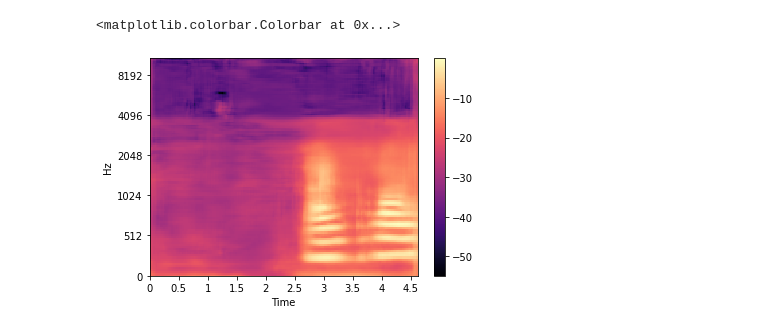
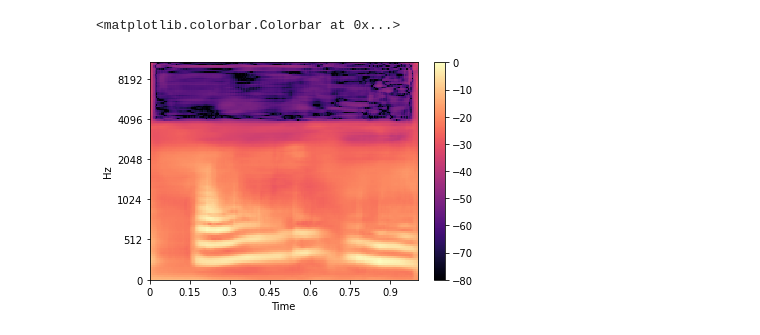
Before and after one commit to Param9498/non-invertible-audio-feature-generation, a Jupyter notebook: development/param/openl3_librispeech/inversion_models/overfitting_test.ipynb, the cells around one changed output. Drawn from its saved outputs; the diff is of its cells as text; code cells hidden in the pictures.

```diff
--- a/development/param/openl3_librispeech/inversion_models/overfitting_test.ipynb
+++ b/development/param/openl3_librispeech/inversion_models/overfitting_test.ipynb
@@ -171,8 +218,8 @@ for i in range(len(train_dataset)):
 
     pred = model(emb)
 
-    print("Embeddings shape: " + str(emb.shape))
-    print("Expected Spectrogram shape: " + str(spec.shape))
-    print("Predicted Spectrogram shape: " + str(pred.shape))
-    if i == 0:
+#     print("Embeddings shape: " + str(emb.shape))
+#     print("Expected Spectrogram shape: " + str(spec.shape))
+#     print("Predicted Spectrogram shape: " + str(pred.shape))
+    if i == 7:
         break
@@ -246,8 +341,8 @@ for i in range(len(train_dataset)):
 
     pred = model(emb)
 
-    print("Embeddings shape: " + str(emb.shape))
-    print("Expected Spectrogram shape: " + str(spec.shape))
-    print("Predicted Spectrogram shape: " + str(pred.shape))
-    if i == 0:
+#     print("Embeddings shape: " + str(emb.shape))
+#     print("Expected Spectrogram shape: " + str(spec.shape))
+#     print("Predicted Spectrogram shape: " + str(pred.shape))
+    if i == 7:
         break
@@ -264,0 +360,20 @@ plt.colorbar()
+# %%
+
+import torchaudio.functional as F
+
+n_dft = 2048
+n_mels = 128
+n_hop = 242
+asr = 48000
+
+# spec_tensor_amp = F.DB_to_amplitude(x = spec[0,:,:].detach(), ref = 1, power = 1)
+spec_tensor_amp = spec[0,:,:].detach()
+
+
+y = librosa.feature.inverse.mel_to_audio(spec_tensor_amp.numpy(), sr=asr, n_fft=n_dft, hop_length=n_hop, center=True, n_iter=32,  power=0.5)
+# y *= 32767 / max (0.01, np.max(np.abs(y)))
+plt.figure(figsize=(14, 5))
+librosa.display.waveplot(y, sr=48000)
+import IPython.display as ipd
+
+ipd.Audio(y, rate=48000)
@@ -265,7 +383,11 @@ plt.colorbar()
 # %%
 plt.subplots()
-librosa.display.specshow(librosa.amplitude_to_db(np.abs(pred[0,0,:,:].detach().numpy()), ref=np.max), y_axis='mel', x_axis='time')
+librosa.display.specshow(librosa.amplitude_to_db(np.abs(pred[0,0,:,:].detach().numpy()), ref=np.max),
+                         y_axis='mel',
+                         x_axis='time',
+                         sr=asr,
+                         hop_length=n_hop)
 plt.colorbar()
 # %% [output]
 <matplotlib.colorbar.Colorbar at 0x...>
-[figure, old version]
+[figure, new version]
```
Also changed, not shown: parts of 26 cells of this notebook.
